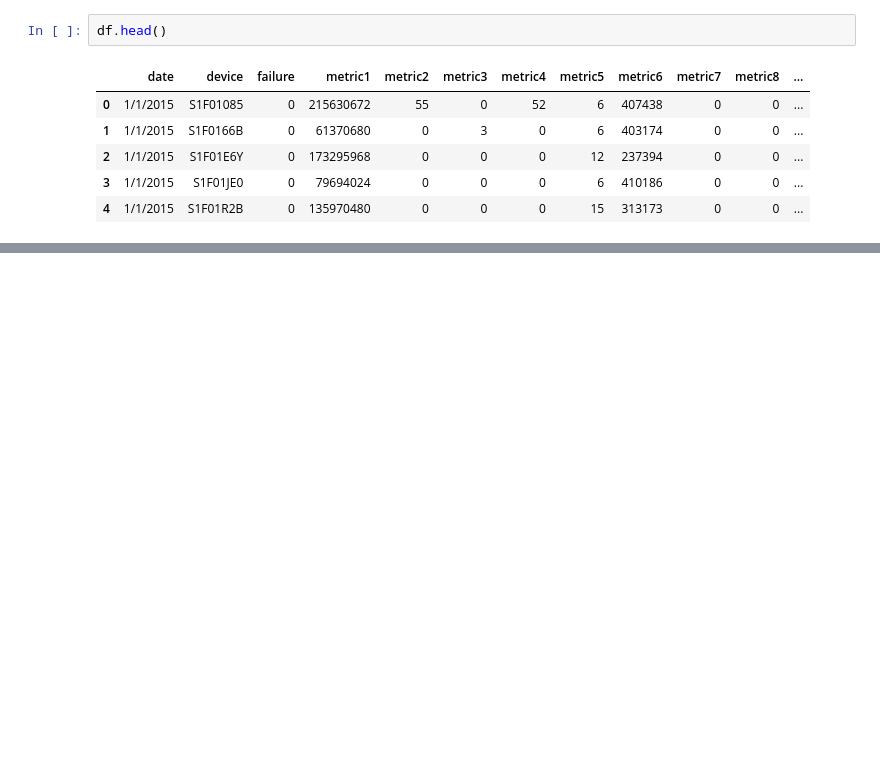
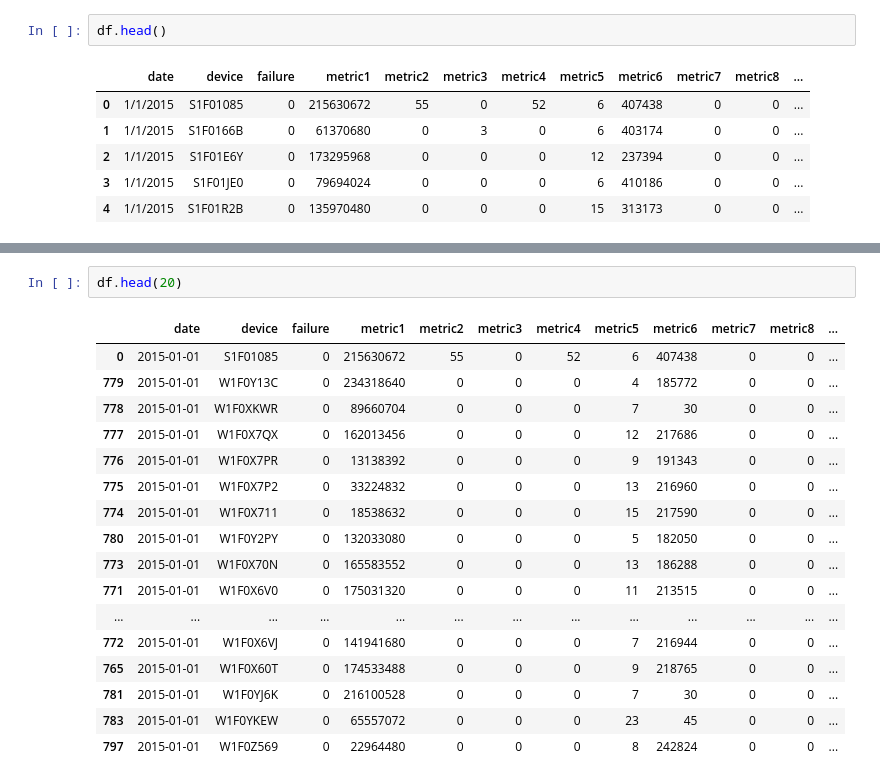
Before and after one commit to VitorAlmeida87/Proj_Predictive_Maintenance_Dataset, a Jupyter notebook: Maintenance_work.ipynb, the cells around one changed output, grey strips where cells are left out. Drawn from its saved outputs; the diff is of its cells as text; blank space fills up the shorter version.

```diff
--- a/Maintenance_work.ipynb
+++ b/Maintenance_work.ipynb
@@ -89,0 +154,20 @@ df.describe()
+# %%
+df.head(20)
+# %% [output]
+|  | date | device | failure | metric1 | metric2 | metric3 | metric4 | metric5 | metric6 | metric7 | metric8 | ... |
+| 0 | 2015-01-01 | S1F01085 | 0 | 215630672 | 55 | 0 | 52 | 6 | 407438 | 0 | 0 | ... |
+| 779 | 2015-01-01 | W1F0Y13C | 0 | 234318640 | 0 | 0 | 0 | 4 | 185772 | 0 | 0 | ... |
+| 778 | 2015-01-01 | W1F0XKWR | 0 | 89660704 | 0 | 0 | 0 | 7 | 30 | 0 | 0 | ... |
+| 777 | 2015-01-01 | W1F0X7QX | 0 | 162013456 | 0 | 0 | 0 | 12 | 217686 | 0 | 0 | ... |
+| 776 | 2015-01-01 | W1F0X7PR | 0 | 13138392 | 0 | 0 | 0 | 9 | 191343 | 0 | 0 | ... |
+| 775 | 2015-01-01 | W1F0X7P2 | 0 | 33224832 | 0 | 0 | 0 | 13 | 216960 | 0 | 0 | ... |
+| 774 | 2015-01-01 | W1F0X711 | 0 | 18538632 | 0 | 0 | 0 | 15 | 217590 | 0 | 0 | ... |
+| 780 | 2015-01-01 | W1F0Y2PY | 0 | 132033080 | 0 | 0 | 0 | 5 | 182050 | 0 | 0 | ... |
+| 773 | 2015-01-01 | W1F0X70N | 0 | 165583552 | 0 | 0 | 0 | 13 | 186288 | 0 | 0 | ... |
+| 771 | 2015-01-01 | W1F0X6V0 | 0 | 175031320 | 0 | 0 | 0 | 11 | 213515 | 0 | 0 | ... |
+| ... | ... | ... | ... | ... | ... | ... | ... | ... | ... | ... | ... | ... |
+| 772 | 2015-01-01 | W1F0X6VJ | 0 | 141941680 | 0 | 0 | 0 | 7 | 216944 | 0 | 0 | ... |
+| 765 | 2015-01-01 | W1F0X60T | 0 | 174533488 | 0 | 0 | 0 | 9 | 218765 | 0 | 0 | ... |
+| 781 | 2015-01-01 | W1F0YJ6K | 0 | 216100528 | 0 | 0 | 0 | 7 | 30 | 0 | 0 | ... |
+| 783 | 2015-01-01 | W1F0YKEW | 0 | 65557072 | 0 | 0 | 0 | 23 | 45 | 0 | 0 | ... |
+| 797 | 2015-01-01 | W1F0Z569 | 0 | 22964480 | 0 | 0 | 0 | 8 | 242824 | 0 | 0 | ... |
```
Also changed, not shown: parts of 41 cells of this notebook.
